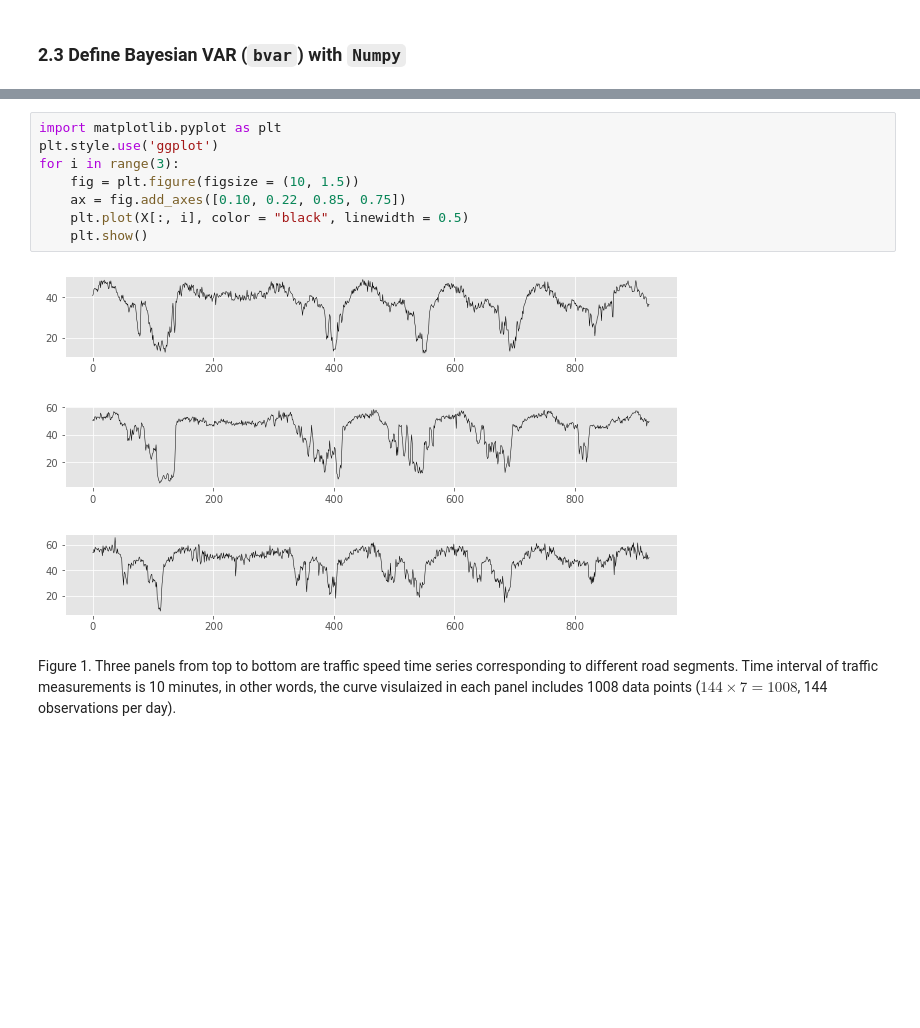
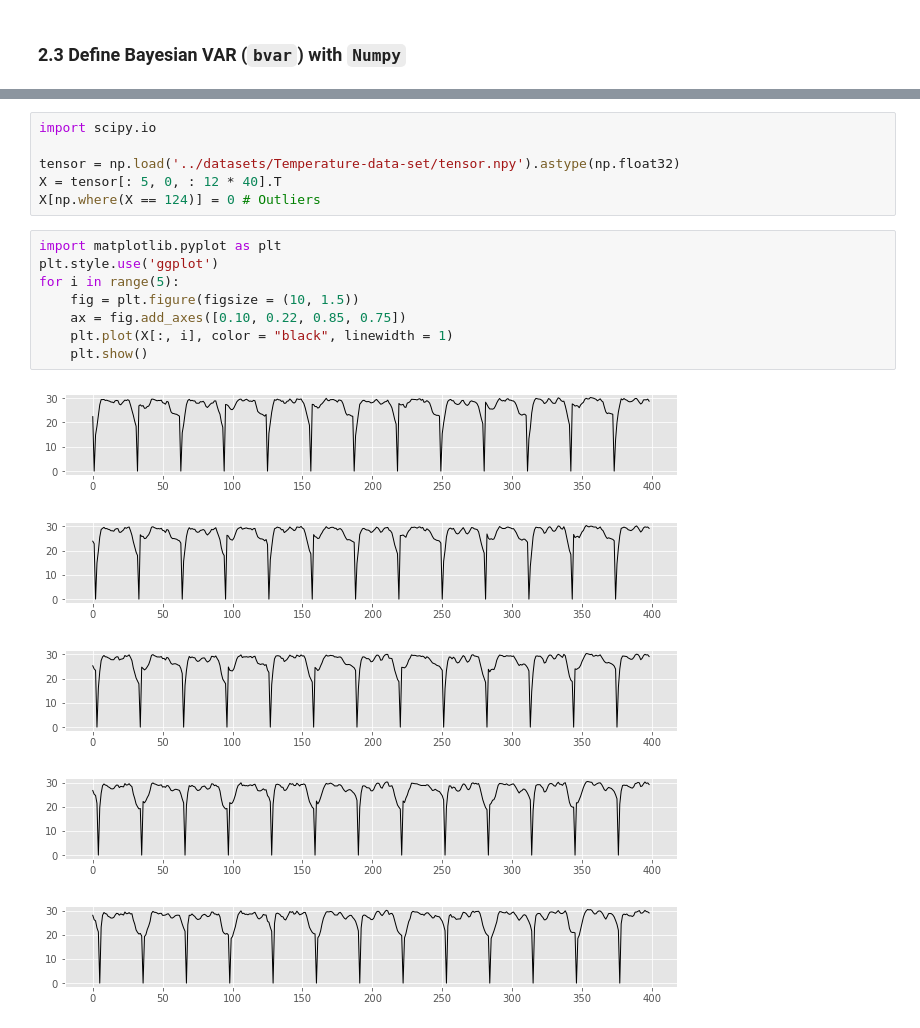
Before and after one commit to xinychen/transdim, a Jupyter notebook: toy-examples/Bayesian-VAR-forecasting.ipynb, the cells around one changed output, grey strips where cells are left out. Saved outputs shown, nothing was run; the diff lists cells and outputs as text; blank space fills up the shorter version.

```diff
--- a/toy-examples/Bayesian-VAR-forecasting.ipynb
+++ b/toy-examples/Bayesian-VAR-forecasting.ipynb
@@ -127,17 +127,23 @@ X = dense_mat[: 5, : 1 * 7 * 144 - 72 - 12].T
+# %%
+import scipy.io
+
+tensor = np.load('../datasets/Temperature-data-set/tensor.npy').astype(np.float32)
+X = tensor[: 5, 0, : 12 * 40].T
+X[np.where(X == 124)] = 0 # Outliers
 # %%
 import matplotlib.pyplot as plt
 plt.style.use('ggplot')
-for i in range(3):
+for i in range(5):
     fig = plt.figure(figsize = (10, 1.5))
     ax = fig.add_axes([0.10, 0.22, 0.85, 0.75])
-    plt.plot(X[:, i], color = "black", linewidth = 0.5)
+    plt.plot(X[:, i], color = "black", linewidth = 1)
     plt.show()
 # %% [output]
-[figure, old version]
+[figure, new version]
-[figure, old version]
+[figure, new version]
-[figure, old version]
+[figure, new version]
+[figure, added]
+[figure, added]
-# %% [markdown]
-Figure 1. Three panels from top to bottom are traffic speed time series corresponding to different road segments. Time interval of traffic measurements is 10 minutes, in other words, the curve visulaized in each panel includes 1008 data points ($144\times 7=1008$, 144 observations per day).
 # %%
 import time
 start = time.time()
```
Also changed, not shown: parts of 16 cells of this notebook.
